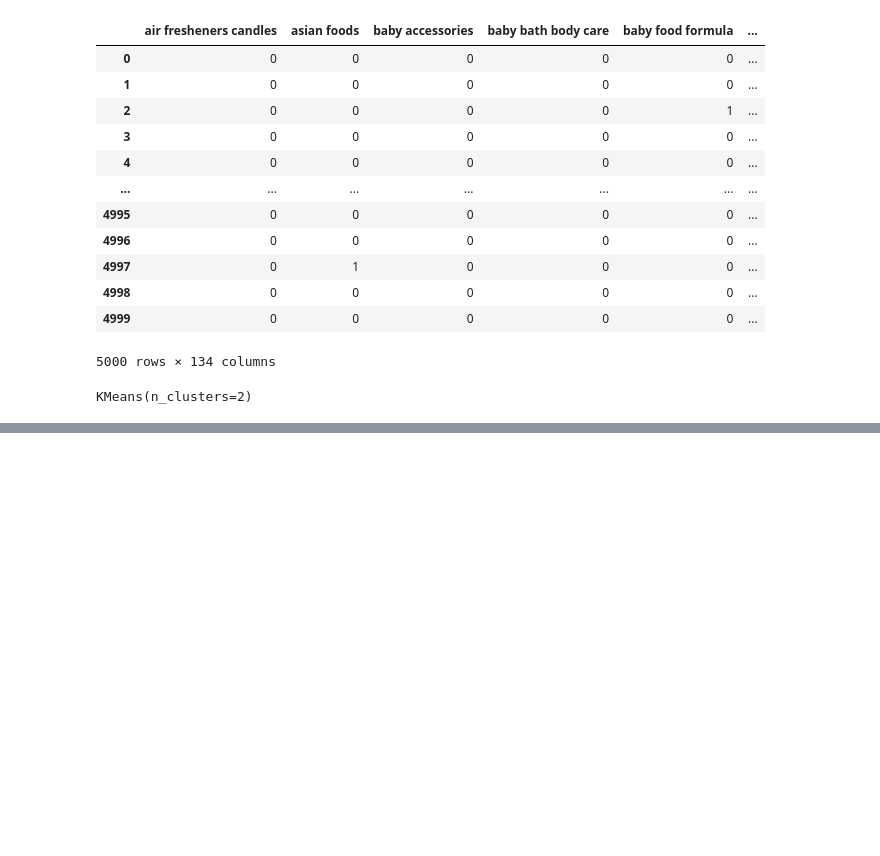
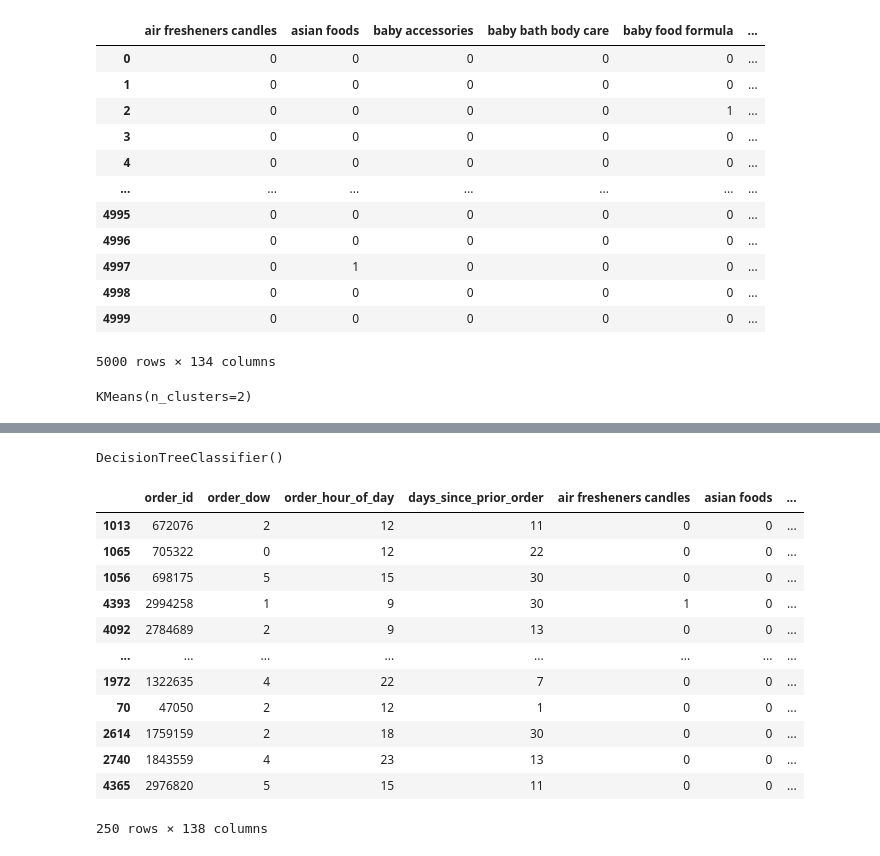
Before and after one commit to KhuzaimahAziz/ds_task2, a Jupyter notebook: Task2.ipynb, the cells around one changed output, grey strips where cells are left out. Drawn from its saved outputs; the diff is of its cells as text; code cells hidden in the pictures; blank space fills up the shorter version.

```diff
--- a/Task2.ipynb
+++ b/Task2.ipynb
@@ -78,3 +86,8 @@ df
+# %%
+features=df.drop('gender',axis=1)
+labels=df['gender']
+# %%
+X_train,X_test,y_train,y_test=train_test_split(features, labels, test_size=0.05)
 # %%
 def gender(order_id):
     bol=df[df['order_id']==order_id]
@@ -81,0 +119,4 @@ def gender(order_id):
+# %%
+dtc.fit(X_train,y_train)
+# %% [output]
+DecisionTreeClassifier()
@@ -81,0 +125,16 @@ def gender(order_id):
+# %%
+X_test
+# %% [output]
+|  | order_id | order_dow | order_hour_of_day | days_since_prior_order | air fresheners candles | asian foods | ... |
+| 1013 | 672076 | 2 | 12 | 11 | 0 | 0 | ... |
+| 1065 | 705322 | 0 | 12 | 22 | 0 | 0 | ... |
+| 1056 | 698175 | 5 | 15 | 30 | 0 | 0 | ... |
+| 4393 | 2994258 | 1 | 9 | 30 | 1 | 0 | ... |
+| 4092 | 2784689 | 2 | 9 | 13 | 0 | 0 | ... |
+| ... | ... | ... | ... | ... | ... | ... | ... |
+| 1972 | 1322635 | 4 | 22 | 7 | 0 | 0 | ... |
+| 70 | 47050 | 2 | 12 | 1 | 0 | 0 | ... |
+| 2614 | 1759159 | 2 | 18 | 30 | 0 | 0 | ... |
+| 2740 | 1843559 | 4 | 23 | 13 | 0 | 0 | ... |
+| 4365 | 2976820 | 5 | 15 | 11 | 0 | 0 | ... |
+250 rows × 138 columns
```
Also changed, not shown: parts of 20 cells of this notebook, 2 other files.
